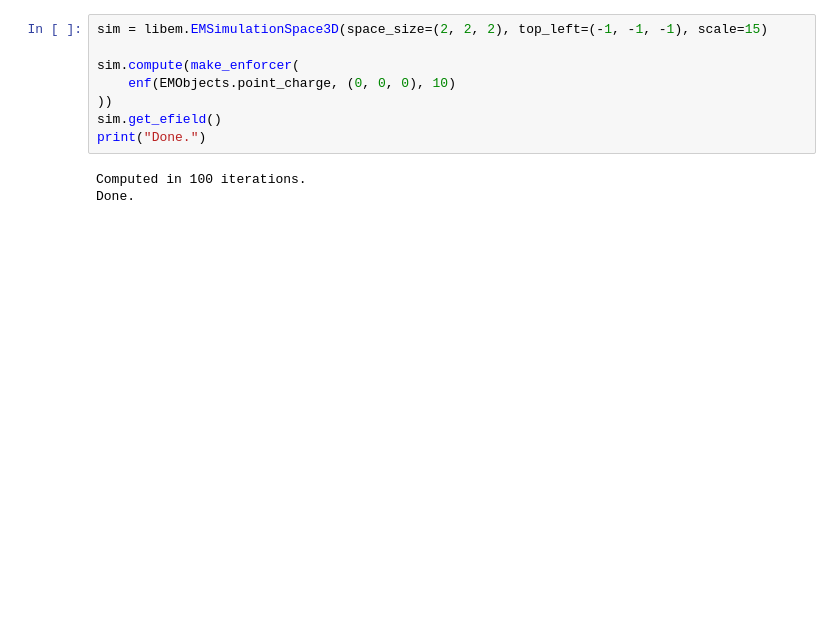
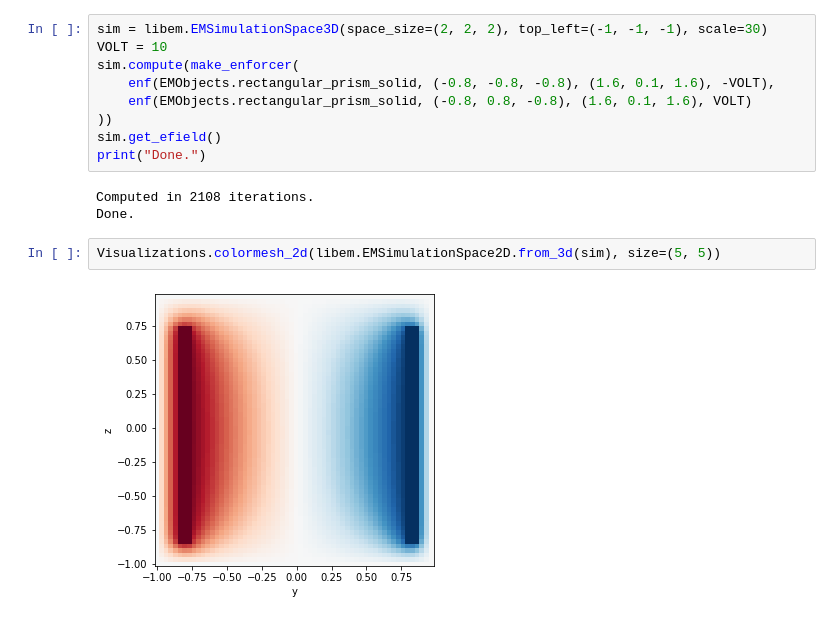
Before and after one commit to afurman2/Phys1600Final, a Jupyter notebook: FinalProject.ipynb, the cells around one changed output. Drawn from its saved outputs; the diff is of its cells as text; blank space fills up the shorter version.

```diff
--- a/FinalProject.ipynb
+++ b/FinalProject.ipynb
@@ -14,11 +11,16 @@ The autoreload extension is already loaded. To reload it, use:
 # %%
-sim = libem.EMSimulationSpace3D(space_size=(2, 2, 2), top_left=(-1, -1, -1), scale=15)
-
+sim = libem.EMSimulationSpace3D(space_size=(2, 2, 2), top_left=(-1, -1, -1), scale=30)
+VOLT = 10
 sim.compute(make_enforcer(
-    enf(EMObjects.point_charge, (0, 0, 0), 10)
+    enf(EMObjects.rectangular_prism_solid, (-0.8, -0.8, -0.8), (1.6, 0.1, 1.6), -VOLT),
+    enf(EMObjects.rectangular_prism_solid, (-0.8, 0.8, -0.8), (1.6, 0.1, 1.6), VOLT)
 ))
 sim.get_efield()
 print("Done.")
 # %% [output]
-Computed in 100 iterations.
+Computed in 2108 iterations.
 Done.
+# %%
+Visualizations.colormesh_2d(libem.EMSimulationSpace2D.from_3d(sim), size=(5, 5))
+# %% [output]
+[figure, added]
```
Also changed, not shown: parts of 5 cells of this notebook, 1 other file.
